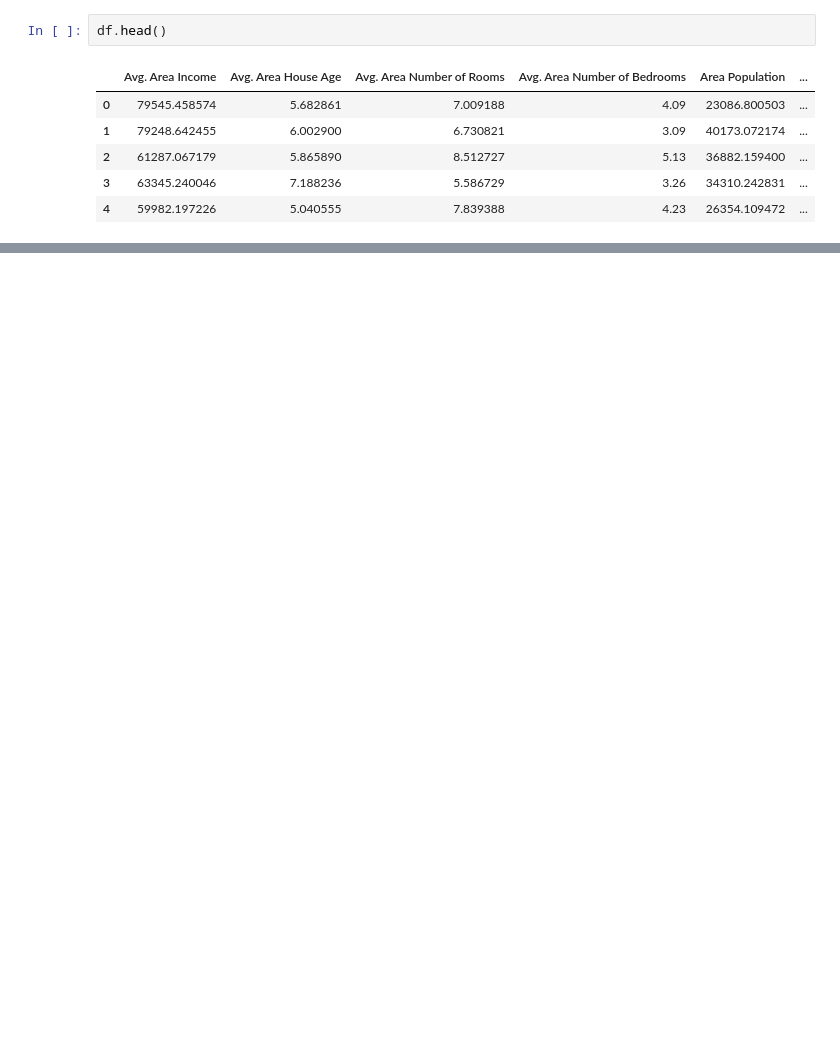
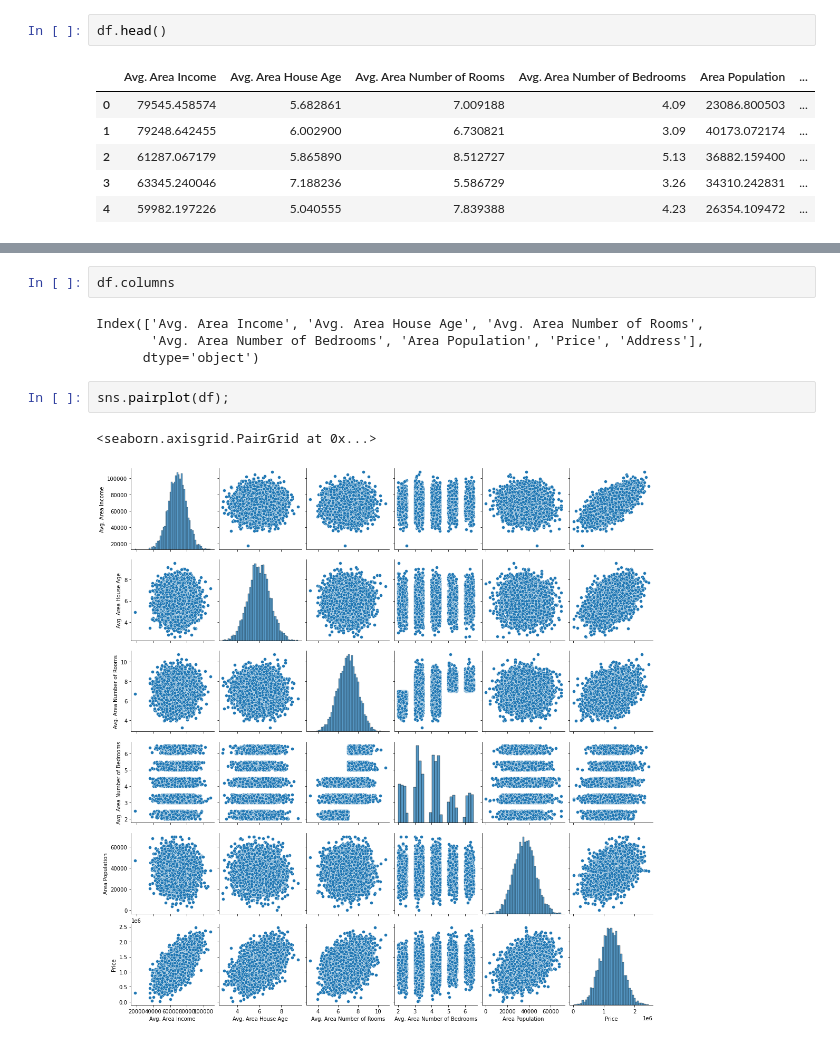
Before and after one commit to HunterKane/Python---Skill-Understanding-Projects, a Jupyter notebook: Linear Regression .ipynb, the cells around one changed output, grey strips where cells are left out. Cells and saved outputs as stored; diff of their text form; blank space fills up the shorter version.

```diff
--- a/Linear Regression .ipynb
+++ b/Linear Regression .ipynb
@@ -23,0 +68,11 @@ df.head()
+# %%
+df.columns
+# %% [output]
+Index(['Avg. Area Income', 'Avg. Area House Age', 'Avg. Area Number of Rooms',
+       'Avg. Area Number of Bedrooms', 'Area Population', 'Price', 'Address'],
+      dtype='object')
+# %%
+sns.pairplot(df);
+# %% [output]
+<seaborn.axisgrid.PairGrid at 0x...>
+[figure, added]
```
Also changed, not shown: parts of 39 cells of this notebook, 1 other file.
